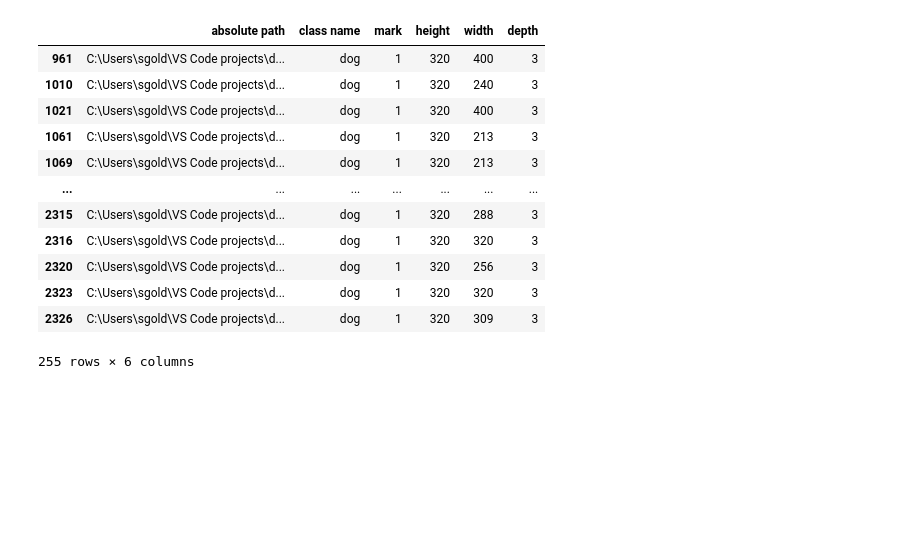
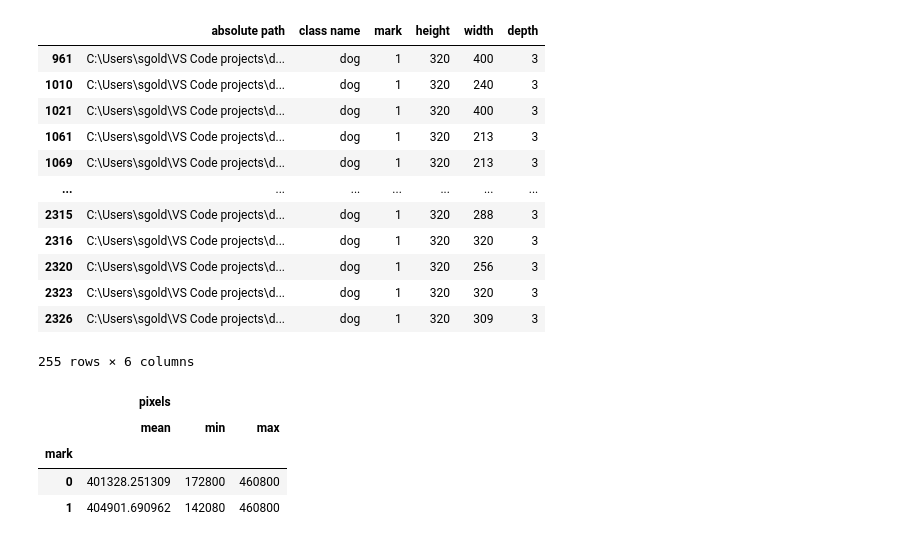
Before and after one commit to Chuck-man/Lab4, a Jupyter notebook: analysis.ipynb, the cells around one changed output. Saved outputs shown, nothing was run; the diff lists cells and outputs as text; code cells hidden in the pictures; blank space fills up the shorter version.

```diff
--- a/analysis.ipynb
+++ b/analysis.ipynb
@@ -141,3 +141,13 @@ max_dataframe(df, 1, 400, 500)
 | 2323 | C:\Users\sgold\VS Code projects\d... | dog | 1 | 320 | 320 | 3 |
 | 2326 | C:\Users\sgold\VS Code projects\d... | dog | 1 | 320 | 309 | 3 |
 255 rows × 6 columns
+# %%
+df["pixels"] = df["height"] * df["width"] * df["depth"]
+result = df.groupby("mark").agg({"pixels": ["mean", "min", "max"]})
+result
+# %% [output]
+|  | pixels |  |  |
+|  | mean | min | max |
+| mark |  |  |  |
+| 0 | 401328.251309 | 172800 | 460800 |
+| 1 | 404901.690962 | 142080 | 460800 |
```
Also changed, not shown: parts of 4 cells of this notebook.
